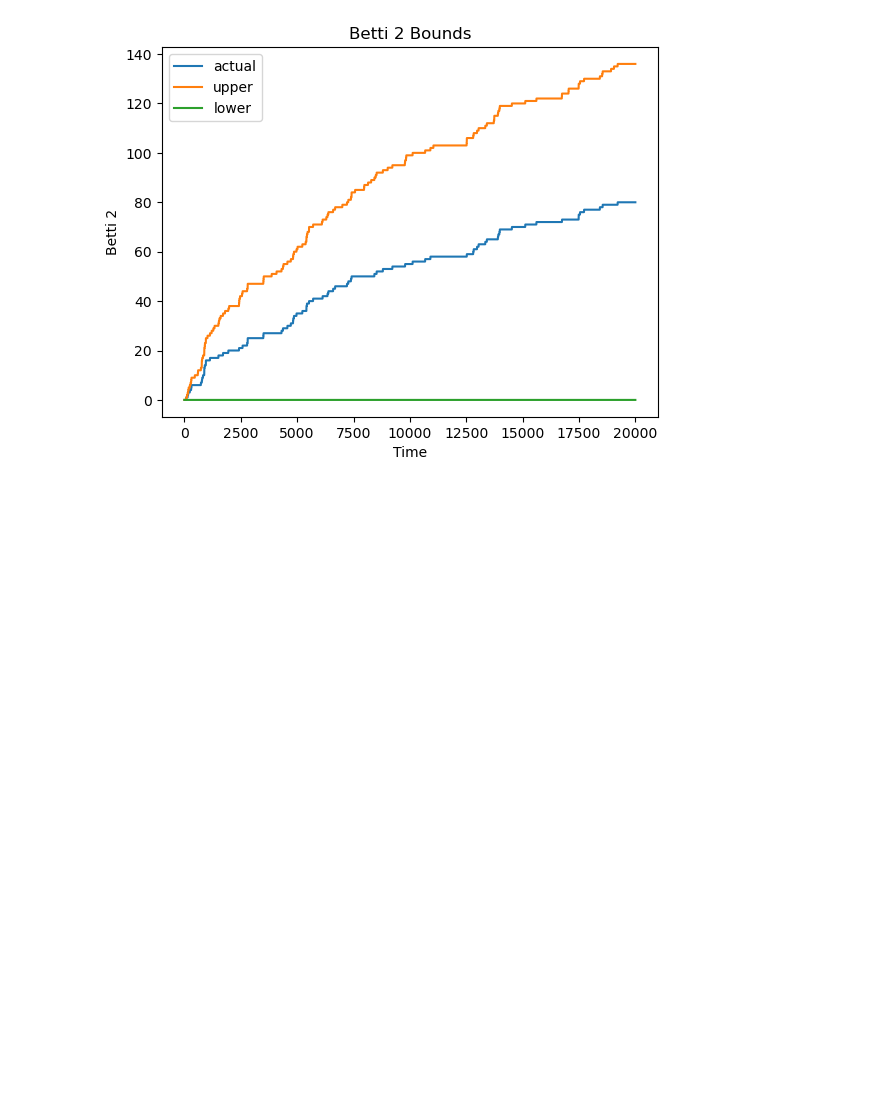
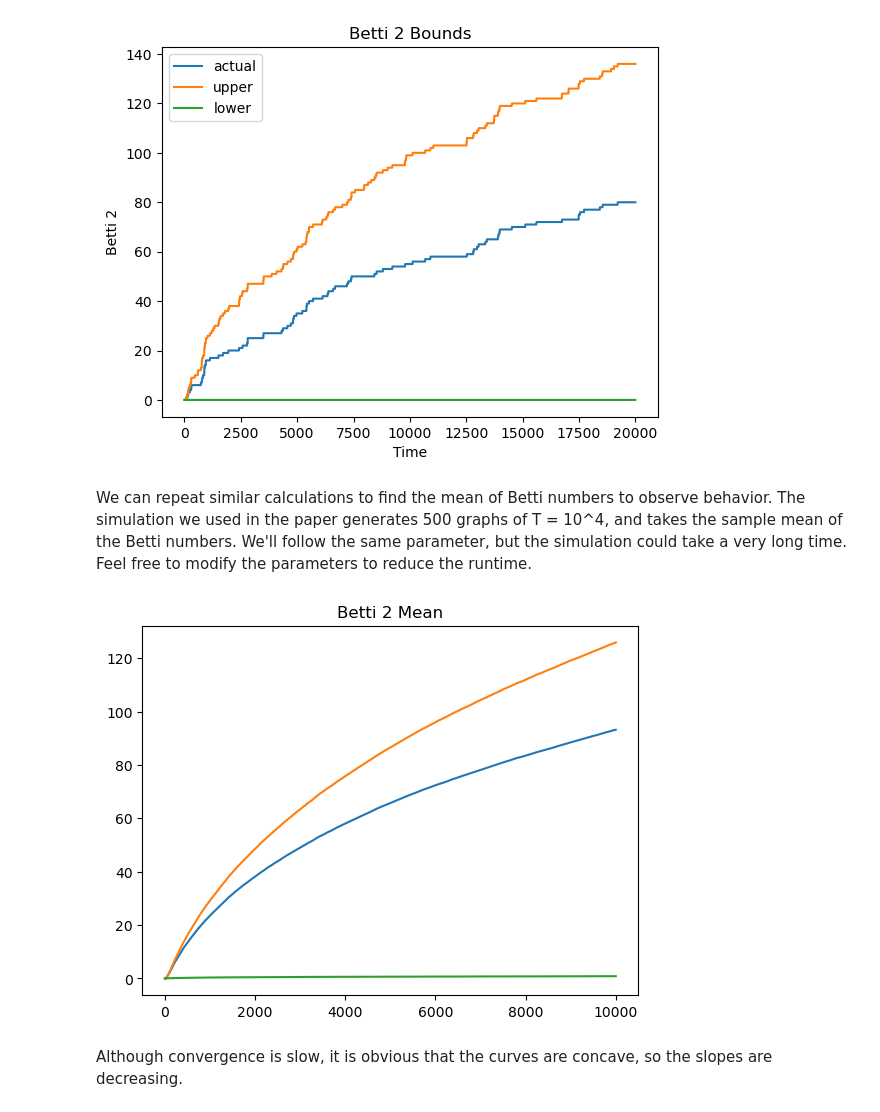
Before and after one commit to carolinerongyi/Preferential_Attachment_Clique_Complex, a Jupyter notebook: tutorial.ipynb, the cells around one changed output. Cells and saved outputs as stored; diff of their text form; code cells hidden in the pictures; blank space fills up the shorter version.

```diff
--- a/tutorial.ipynb
+++ b/tutorial.ipynb
@@ -129,7 +166,7 @@ Please refer to $\textit{Proposition 14}$ in paper for notations and details.
 
 @jit(nopython=True)
 def first_term_lower_bound(square, largest_square_node, t, numba_flag=True, graph=None, edge_list=None, m=None, par_col=None):
-    first_term = List()
+    first_term = []
     for idx in range(largest_square_node+1):
         first_term.append(int(0))
 
@@ -152,7 +189,6 @@ def first_term_lower_bound(square, largest_square_node, t, numba_flag=True, grap
 def second_term_lower_bound(graph, square, first_term):
     t = graph.vcount()
     edge_list = np.array([e.tuple for e in graph.es])
-    # m = int(len(edge_list)/(edge_list[-1][1]))
     largest_square_node = max(square)
     link_betti2 = [0 for idx in range(largest_square_node+1)]
     for i in range(largest_square_node + 1, t):
@@ -173,13 +209,15 @@ def betti2_lower_bound(graph, time = 20):
     The lower bound is found by the above inequality.
 
     OUTPUT
-    betti 2 lower bound at each time step as a list
+    Betti 2 lower bound at each time step as a list
 
     INPUT
     graph: igraph object
     time: the time constraint for the appearance of the square
     """
     t = graph.vcount()
+
+    # find if there's a square in the first 20 nodes
     boo, square = betti.check_square_appearance(graph, time)
 
     edge_list = np.array([e.tuple for e in graph.es])
@@ -203,11 +241,11 @@ def betti2_lower_bound(graph, time = 20):
     new_betti2_in_batch = [0]
 
     while start < len(edge_list) and end <= len(edge_list):
-        parents_list = edge_list[start:end, 0]
-        parents_list = np.unique(parents_list)
+        link_list = edge_list[start:end, 0]
+        link_list = np.unique(link_list)
 
-        # generate subgraph for the parents
-        subgraph = graph.induced_subgraph(parents_list)
+        # generate subgraph for the link
+        subgraph = graph.induced_subgraph(link_list)
 
         # count the betti numbers
         mat = betti.get_age_matrix(subgraph)
@@ -238,3 +279,30 @@ plt.title('Betti 2 Bounds')
 plt.show()
 # %% [output]
 [figure]
+# %% [markdown]
+We can repeat similar calculations to find the mean of Betti numbers to observe behavior. The simulation we used in the paper generates 500 graphs of T = 10^4, and takes the sample mean of the Betti numbers. We'll follow the same parameter, but the simulation could take a very long time. Feel free to modify the parameters to reduce the runtime.
+# %%
+n_samples = 500
+T = 10000
+betti2_actual_mean = np.zeros(T)
+betti2_upper_mean = np.zeros(T)
+betti2_lower_mean = np.zeros(T)
+for n in range(n_samples):
+    graph = pa_generator(T, m, delta, n**3)
+    mat = betti.get_age_matrix(graph)
+    dgms = ripser(mat, distance_matrix=True, maxdim=2)['dgms']
+    betti2_actual_mean += betti.translate_PD_to_betti(dgms[2], T)
+    betti2_upper_mean += betti2_upper_bound(graph)
+    betti2_lower_mean += betti2_lower_bound(graph)
+betti2_actual_mean /= n_samples
+betti2_upper_mean /= n_samples
+betti2_lower_mean /= n_samples
+plt.plot(betti2_actual_mean, label = 'actual')
+plt.plot(betti2_upper_mean, label = 'upper')
+plt.plot(betti2_lower_mean, label = 'lower')
+plt.title('Betti 2 Mean')
+plt.show()
+# %% [output]
+[figure, added]
+# %% [markdown]
+Although convergence is slow, it is obvious that the curves are concave, so the slopes are decreasing.
```
Also changed, not shown: parts of 14 cells of this notebook.
